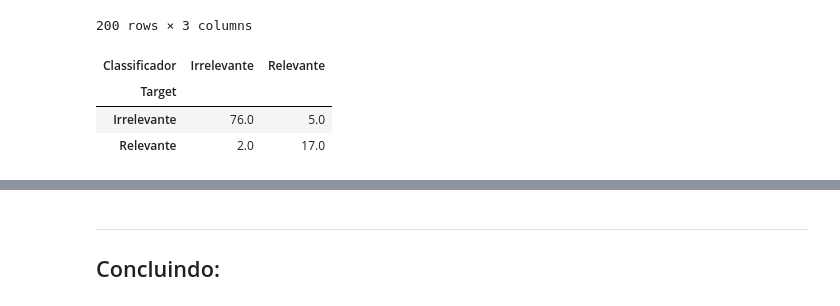
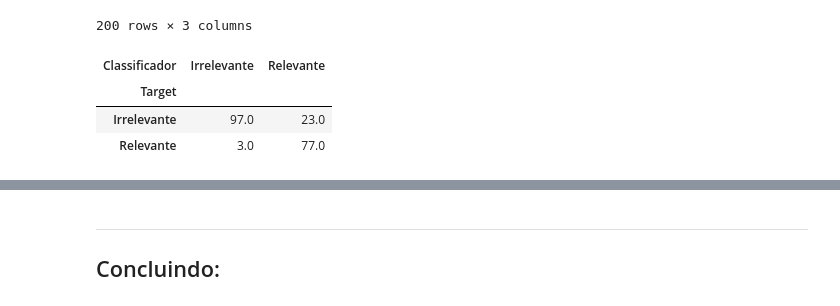
Before and after one commit to MateusMarinheiro18/Projeto-1-C-Dados, a Jupyter notebook: Projeto1 Template.ipynb, the cells around one changed output, grey strips where cells are left out. Drawn from its saved outputs; the diff is of its cells as text; code cells hidden in the pictures.

```diff
--- a/Projeto1 Template.ipynb
+++ b/Projeto1 Template.ipynb
@@ -416,9 +416,9 @@ test
 | 199 | Seria o ideal... E bebê, nenê? Qu... | Irrelevante | Irrelevante |
 200 rows × 3 columns
 # %%
-pd.crosstab(test.Target, test.Classificador, normalize='all').round(2)*100
+pd.crosstab(test.Target, test.Classificador, normalize='columns').round(2)*100
 # %% [output]
 | Classificador | Irrelevante | Relevante |
 | Target |  |  |
-| Irrelevante | 76.0 | 5.0 |
-| Relevante | 2.0 | 17.0 |
+| Irrelevante | 97.0 | 23.0 |
+| Relevante | 3.0 | 77.0 |
```
Also changed, not shown: parts of 10 cells of this notebook.
